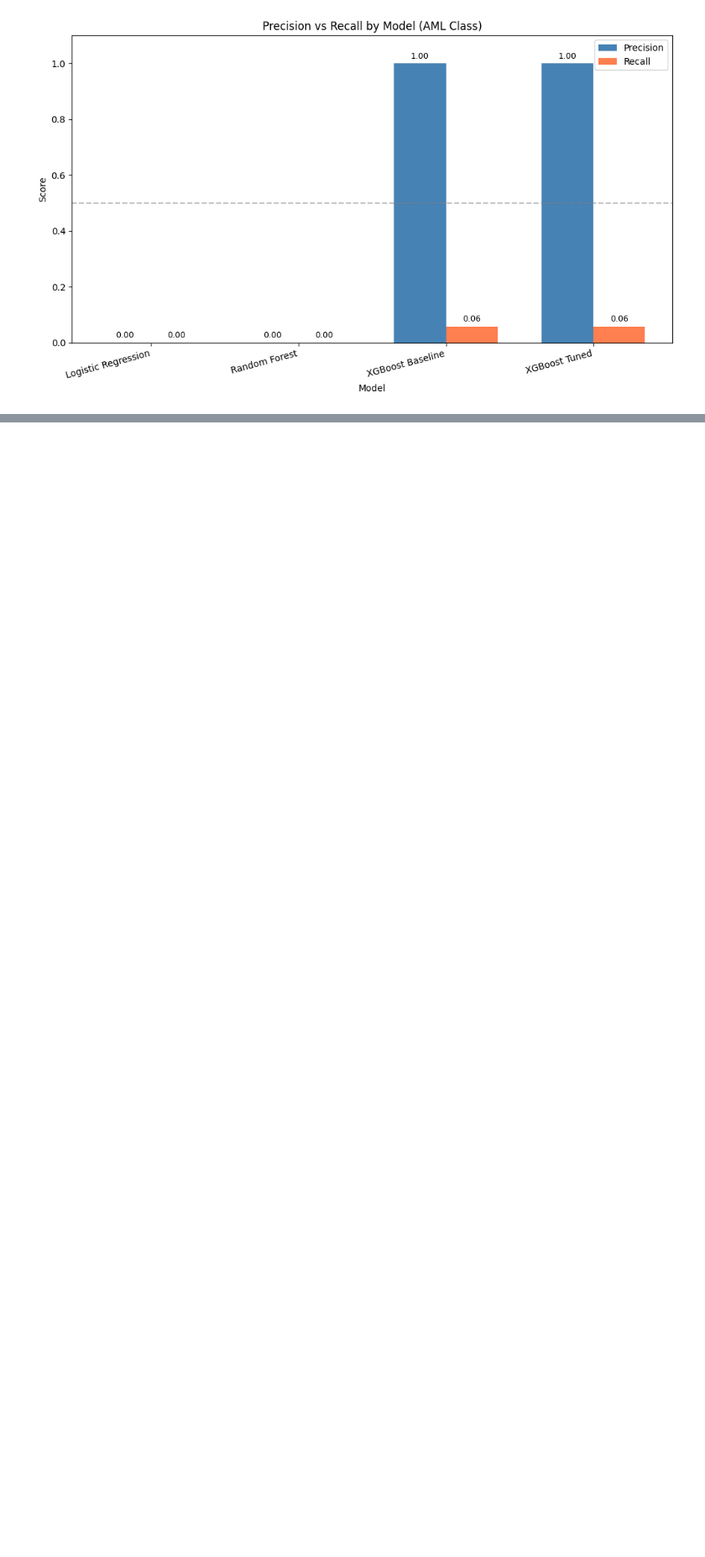
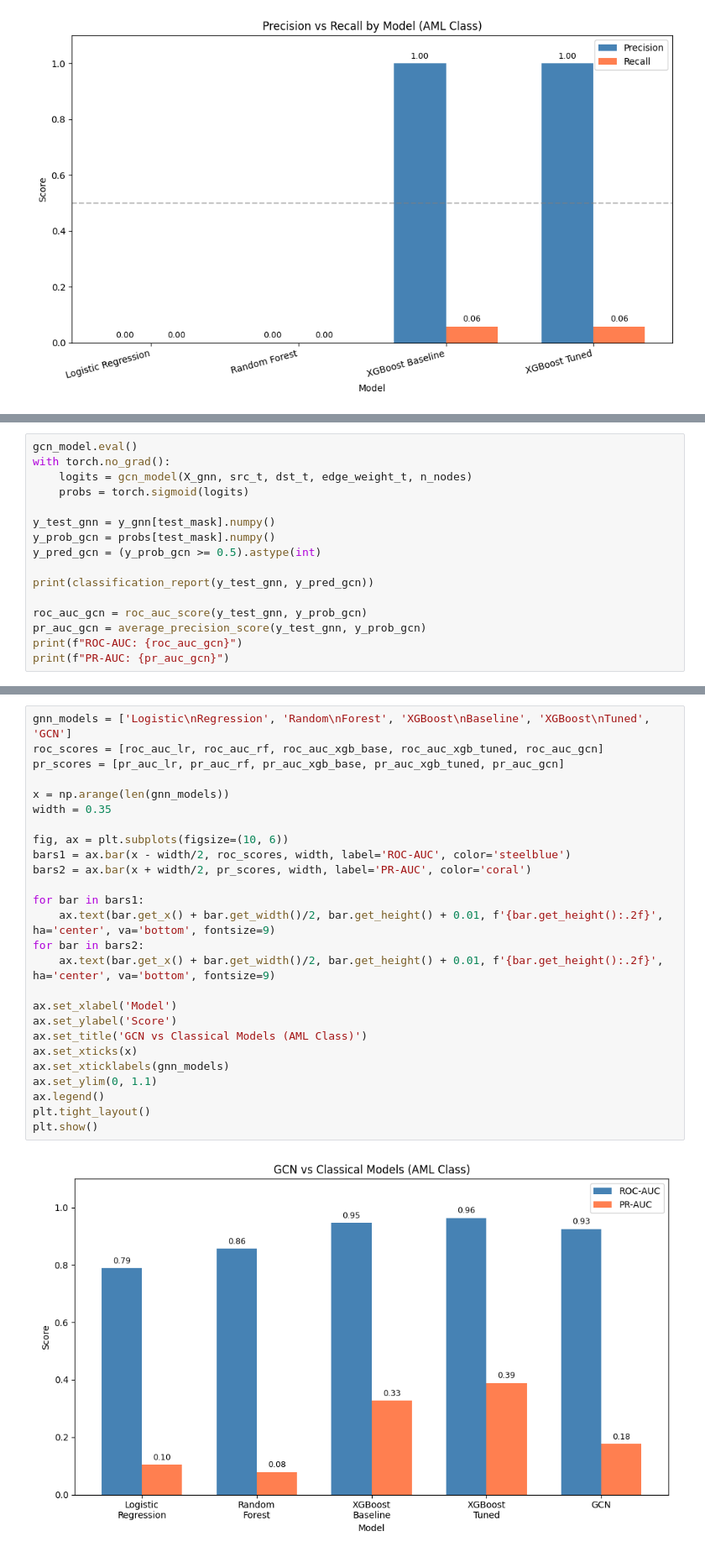
Before and after one commit to JuanSeguraA/ppi-cancer-prediction, a Jupyter notebook: ppi_cancer_prediction.ipynb, the cells around one changed output, grey strips where cells are left out. Shown at 84% size. Drawn from its saved outputs; the diff is of its cells as text; blank space fills up the shorter version.

```diff
--- a/ppi_cancer_prediction.ipynb
+++ b/ppi_cancer_prediction.ipynb
@@ -731,0 +923,16 @@ plt.show()
+# %%
+gcn_model.eval()
+with torch.no_grad():
+    logits = gcn_model(X_gnn, src_t, dst_t, edge_weight_t, n_nodes)
+    probs = torch.sigmoid(logits)
+
+y_test_gnn = y_gnn[test_mask].numpy()
+y_prob_gcn = probs[test_mask].numpy()
+y_pred_gcn = (y_prob_gcn >= 0.5).astype(int)
+
+print(classification_report(y_test_gnn, y_pred_gcn))
+
+roc_auc_gcn = roc_auc_score(y_test_gnn, y_prob_gcn)
+pr_auc_gcn = average_precision_score(y_test_gnn, y_prob_gcn)
+print(f"ROC-AUC: {roc_auc_gcn}")
+print(f"PR-AUC: {pr_auc_gcn}")
@@ -731,0 +951,28 @@ plt.show()
+# %%
+gnn_models = ['Logistic\nRegression', 'Random\nForest', 'XGBoost\nBaseline', 'XGBoost\nTuned', 'GCN']
+roc_scores = [roc_auc_lr, roc_auc_rf, roc_auc_xgb_base, roc_auc_xgb_tuned, roc_auc_gcn]
+pr_scores = [pr_auc_lr, pr_auc_rf, pr_auc_xgb_base, pr_auc_xgb_tuned, pr_auc_gcn]
+
+x = np.arange(len(gnn_models))
+width = 0.35
+
+fig, ax = plt.subplots(figsize=(10, 6))
+bars1 = ax.bar(x - width/2, roc_scores, width, label='ROC-AUC', color='steelblue')
+bars2 = ax.bar(x + width/2, pr_scores, width, label='PR-AUC', color='coral')
+
+for bar in bars1:
+    ax.text(bar.get_x() + bar.get_width()/2, bar.get_height() + 0.01, f'{bar.get_height():.2f}', ha='center', va='bottom', fontsize=9)
+for bar in bars2:
+    ax.text(bar.get_x() + bar.get_width()/2, bar.get_height() + 0.01, f'{bar.get_height():.2f}', ha='center', va='bottom', fontsize=9)
+
+ax.set_xlabel('Model')
+ax.set_ylabel('Score')
+ax.set_title('GCN vs Classical Models (AML Class)')
+ax.set_xticks(x)
+ax.set_xticklabels(gnn_models)
+ax.set_ylim(0, 1.1)
+ax.legend()
+plt.tight_layout()
+plt.show()
+# %% [output]
+[figure, added]
```
Also changed, not shown: parts of 20 cells of this notebook, 3 other files.
